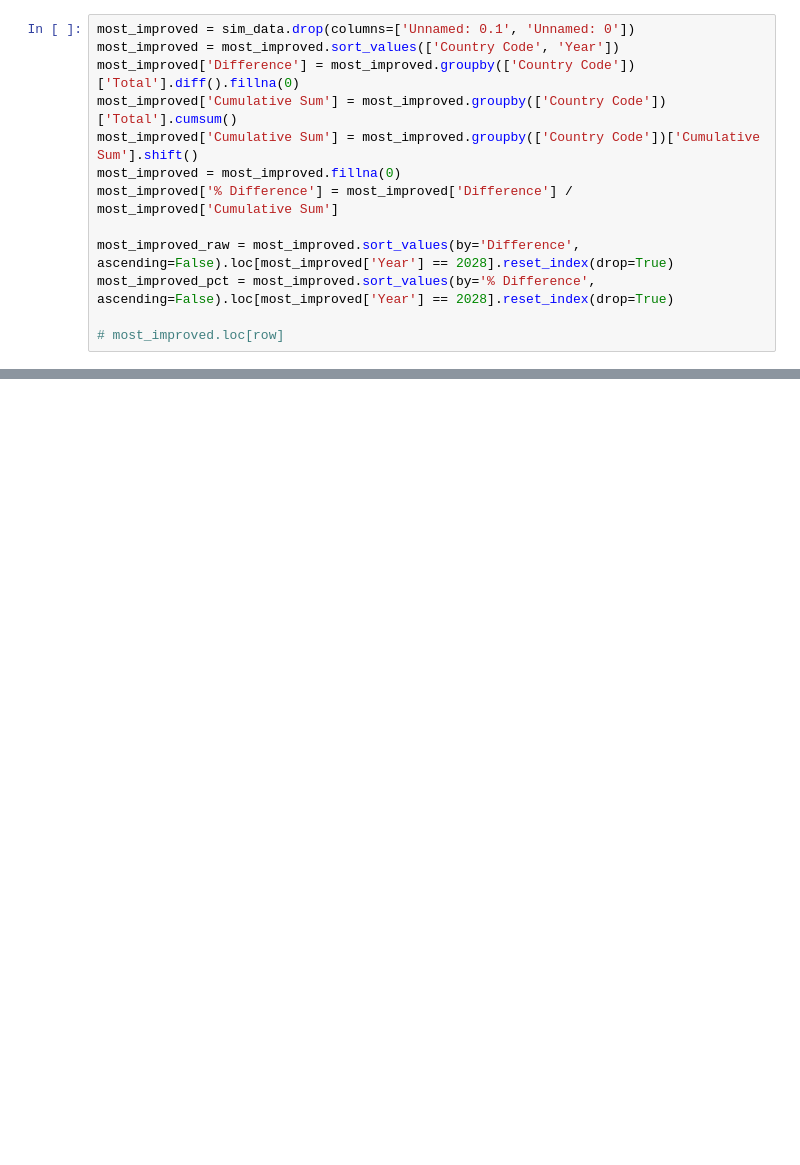
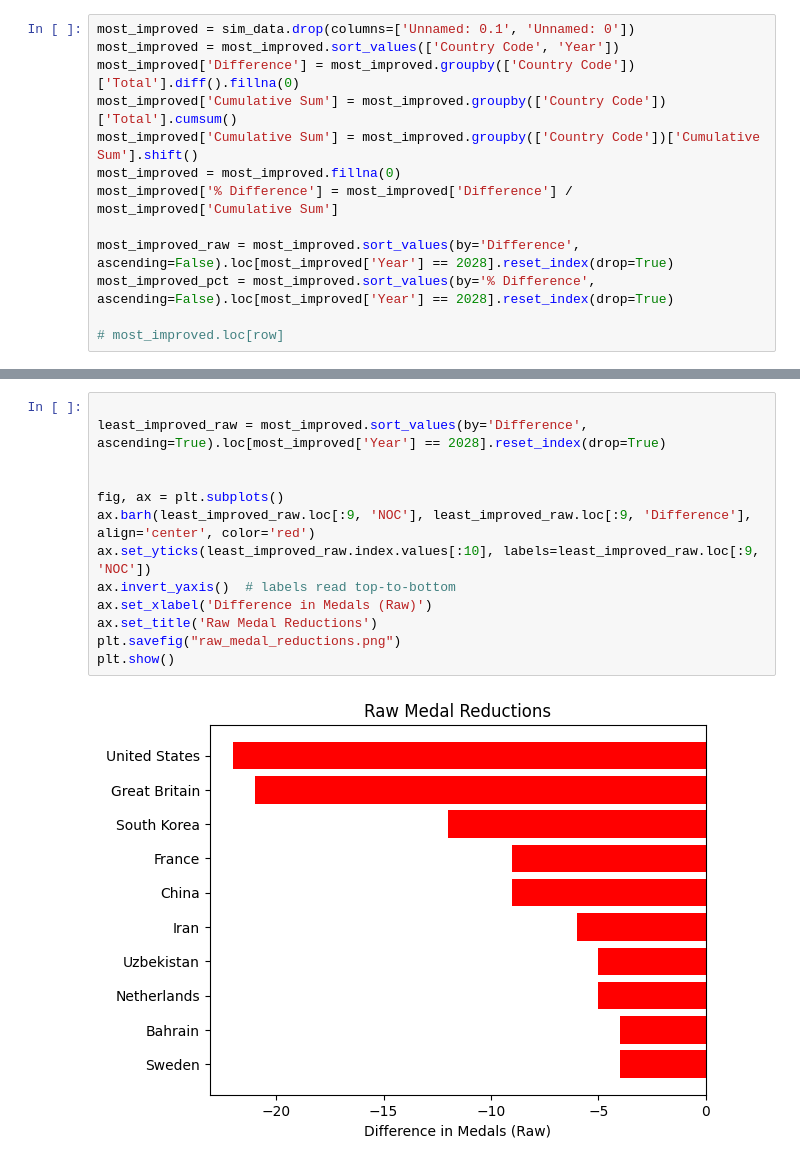
Before and after one commit to johngerving/mcm-2025, a Jupyter notebook: xgboost.ipynb, the cells around one changed output, grey strips where cells are left out. Drawn from its saved outputs; the diff is of its cells as text; blank space fills up the shorter version.

```diff
--- a/xgboost.ipynb
+++ b/xgboost.ipynb
@@ -509,0 +452,15 @@ MultivariateLS Regression Results
+# %%
+
+least_improved_raw = most_improved.sort_values(by='Difference', ascending=True).loc[most_improved['Year'] == 2028].reset_index(drop=True)
+
+
+fig, ax = plt.subplots()
+ax.barh(least_improved_raw.loc[:9, 'NOC'], least_improved_raw.loc[:9, 'Difference'], align='center', color='red')
+ax.set_yticks(least_improved_raw.index.values[:10], labels=least_improved_raw.loc[:9, 'NOC'])
+ax.invert_yaxis()  # labels read top-to-bottom
+ax.set_xlabel('Difference in Medals (Raw)')
+ax.set_title('Raw Medal Reductions')
+plt.savefig("raw_medal_reductions.png")
+plt.show()
+# %% [output]
+[figure, added]
```
Also changed, not shown: parts of 16 cells of this notebook, 7 other files.
